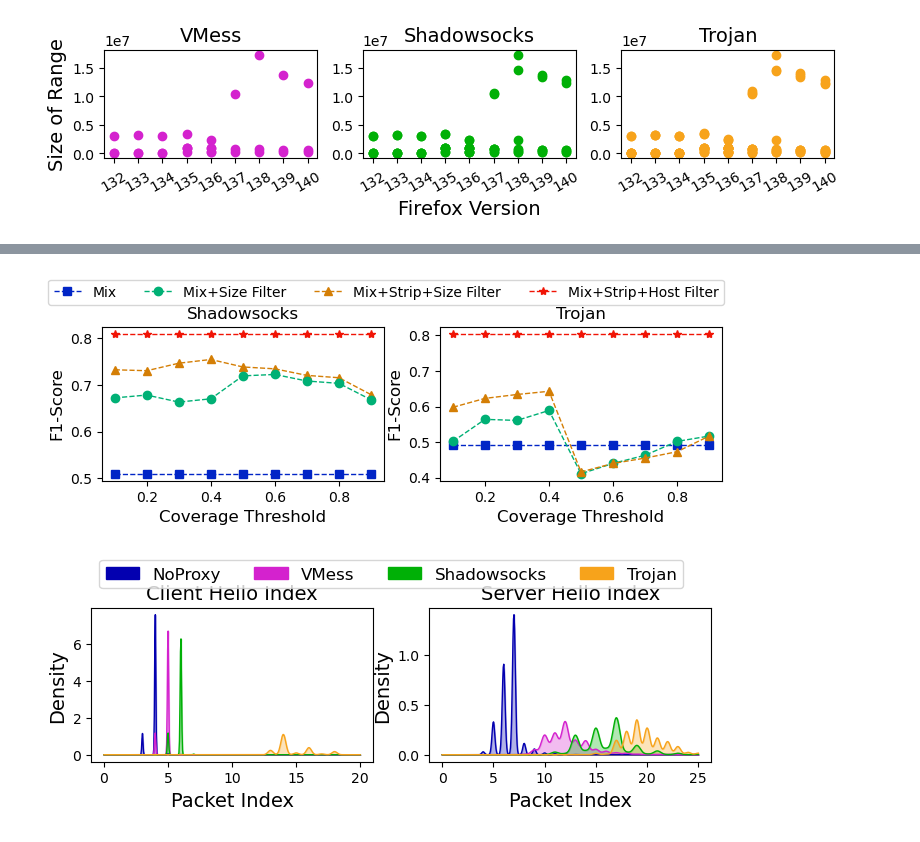
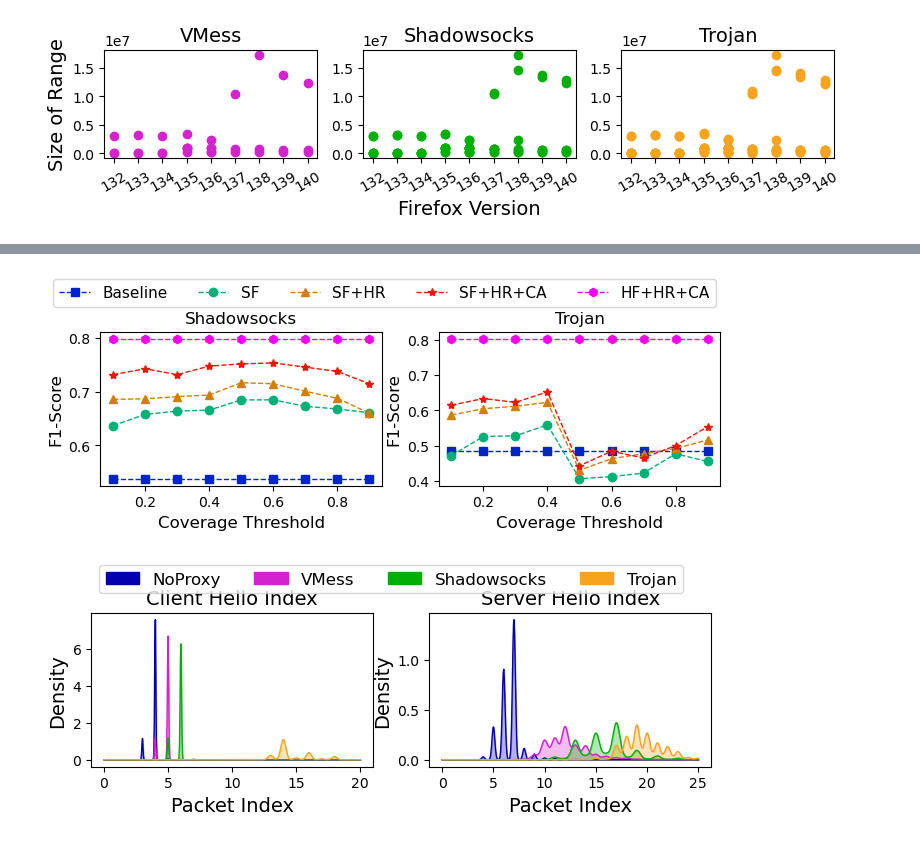
Before and after one commit to wesly2000/PA3, a Jupyter notebook: exp/data_analysis/stream_analysis.ipynb, the cells around one changed output, grey strips where cells are left out. Drawn from its saved outputs; the diff is of its cells as text; code cells hidden in the pictures.

```diff
--- a/exp/data_analysis/stream_analysis.ipynb
+++ b/exp/data_analysis/stream_analysis.ipynb
@@ -205,15 +241,15 @@ color_map = ["#d422ce", "#00b006", "#f7a31b"]
 
 patches = [mpatches.Patch(color=color_map[i], label=protocols[i]) for i in range(3)]
 
-x_lim = [300000, .6e6, 4e6]
+x_lim = [300000, 31_000, 4e6]
 x_ticks = [
     [0, 100_000, 200_000, 300_000],     # 0, 100K, 200K, 300K
-    [0, 200_000, 400_000, 600_000],     # 0, 200K, 400K, 600K
+    [0, 10_000, 20_000, 30_000],     # 0, 200K, 400K, 600K
     [0, 1_000_000, 2_000_000, 3_000_000, 4_000_000]   # 0, 1M, 2M, 3M, 4M
 ]
 x_ticklabels = [
     ['0', '100K', '200K', '300K'],
-    ['0', '200K', '400K', '600K'],
+    ['0', '10K', '20K', '30K'],
     ['0', '1M', '2M', '3M', '4M']
 ]
 
@@ -641,42 +674,48 @@ tr = [0.805]
 # %%
 import matplotlib.pyplot as plt
+from matplotlib.lines import Line2D
 
 fig, axs = plt.subplots(1, 2, figsize=(8, 2))
 coverage = [0.1 * i for i in range(1, 10)]
 
-ss_bs_filter = [0.672, 0.678, 0.663, 0.670, 0.719, 0.722, 0.708, 0.703, 0.668]
-ss_bs_filter_strip = [0.732, 0.730, 0.746, 0.754, 0.738, 0.734, 0.720, 0.715, 0.679]
-ss_no_filter = [0.510] * 9
-ss_sni_filter_strip = [0.809] * 9
+ss_no_filter = [0.538] * 9
+ss_bs_filter = [0.637, 0.658, 0.664, 0.666, 0.685, 0.685, 0.673, 0.668, 0.661]
+ss_bs_filter_strip = [0.686, 0.687, 0.691, 0.694, 0.717, 0.715, 0.701, 0.688, 0.660]
+ss_bs_filter_strip_aug = [0.732, 0.743, 0.732, 0.748, 0.752, 0.754, 0.746, 0.738, 0.715]
+ss_host_filter_strip_aug = [0.799] * 9
 
-axs[0].plot(coverage, ss_sni_filter_strip, linewidth=1, color="#f01405", label=f"SNI Filter + Strip", marker='*', linestyle='--')
-axs[0].plot(coverage, ss_bs_filter_strip, linewidth=1, color="#d47e05", label=f"Size Filter + Strip", marker='^', linestyle='--')
-axs[0].plot(coverage, ss_bs_filter, linewidth=1, color="#00b075", label=f"Size Filter", marker='o', linestyle='--')
-axs[0].plot(coverage, ss_no_filter, linewidth=1, color="#0125c6", label=f"No Filter", marker='s', linestyle='--')
+axs[0].plot(coverage, ss_no_filter, linewidth=1, color="#0125c6", label=f"Baseline", marker='s', linestyle='--')
+axs[0].plot(coverage, ss_bs_filter, linewidth=1, color="#00b075", label=f"SF", marker='o', linestyle='--')
+axs[0].plot(coverage, ss_bs_filter_strip, linewidth=1, color="#d47e05", label=f"SF+HR", marker='^', linestyle='--')
+axs[0].plot(coverage, ss_bs_filter_strip_aug, linewidth=1, color="#f01405", label=f"SF+HR+CA", marker='*', linestyle='--')
+axs[0].plot(coverage, ss_host_filter_strip_aug, linewidth=1, color="#f205ea", label=f"HF+HR+CA", marker='h', linestyle='--')
+
 axs[0].set_title('Shadowsocks', fontsize=12)
 handles, labels = axs[0].get_legend_handles_labels()
 axs[0].set_xlabel('Coverage Threshold', fontsize=12)
 axs[0].set_ylabel('F1-Score', fontsize=12)
 
-tr_bs_filter = [0.502, 0.564, 0.561, 0.589, 0.411, 0.440, 0.463, 0.502, 0.517]
-tr_bs_filter_strip = [0.598, 0.623, 0.634, 0.643, 0.416, 0.440, 0.455, 0.473, 0.517]
-tr_no_filter = [0.492] * 9
-tr_sni_filter_strip = [0.805] * 9
+tr_no_filter = [0.485] * 9
+tr_bs_filter = [0.472, 0.526, 0.528, 0.559, 0.406, 0.412, 0.422, 0.477, 0.455]
+tr_bs_filter_strip = [0.587, 0.605, 0.612, 0.623, 0.430, 0.463, 0.477, 0.492, 0.516]
+tr_bs_filter_strip_aug = [0.615, 0.634, 0.623, 0.653, 0.443, 0.484, 0.465, 0.500, 0.554]
+tr_host_filter_strip_aug = [0.804] * 9
 
-axs[1].plot(coverage, tr_no_filter, linewidth=1, color="#0125c6", label=f"Mix", marker='s', linestyle='--')
-axs[1].plot(coverage, tr_bs_filter, linewidth=1, color="#00b075", label=f"Mix+Size Filter", marker='o', linestyle='--')
-axs[1].plot(coverage, tr_bs_filter_strip, linewidth=1, color="#d47e05", label=f"Mix+Strip+Size Filter", marker='^', linestyle='--')
-axs[1].plot(coverage, tr_sni_filter_strip, linewidth=1, color="#f01405", label=f"Mix+Strip+Host Filter", marker='*', linestyle='--')
+axs[1].plot(coverage, tr_no_filter, linewidth=1, color="#0125c6", label=f"Baseline", marker='s', linestyle='--')
+axs[1].plot(coverage, tr_bs_filter, linewidth=1, color="#00b075", label=f"SF", marker='o', linestyle='--')
+axs[1].plot(coverage, tr_bs_filter_strip, linewidth=1, color="#d47e05", label=f"SF+HR", marker='^', linestyle='--')
+axs[1].plot(coverage, tr_bs_filter_strip_aug, linewidth=1, color="#f01405", label=f"SF+HR+CA", marker='*', linestyle='--')
+axs[1].plot(coverage, tr_host_filter_strip_aug, linewidth=1, color="#f205ea", label=f"HF+HR+CA", marker='h', linestyle='--')
 
 axs[1].set_title('Trojan', fontsize=12)
 handles, labels = axs[1].get_legend_handles_labels()
 axs[1].set_xlabel('Coverage Threshold', fontsize=12)
 axs[1].set_ylabel('F1-Score', fontsize=12)
 
-fig.legend(handles, labels, loc='upper center', ncol=4, bbox_to_anchor=(0.48, 1.15), fontsize=10)
+fig.legend(handles, labels, loc='upper center', ncol=5, bbox_to_anchor=(0.48, 1.18), fontsize=11)
 fig.savefig('mitigate.pdf', bbox_inches='tight', dpi=300, format='pdf')
 # %% [output]
-[figure, old version]
+[figure, new version]
 # %%
 # Draw CH and SH indices
 import pandas as pd
```
Also changed, not shown: parts of 12 cells of this notebook, 1 other file.
